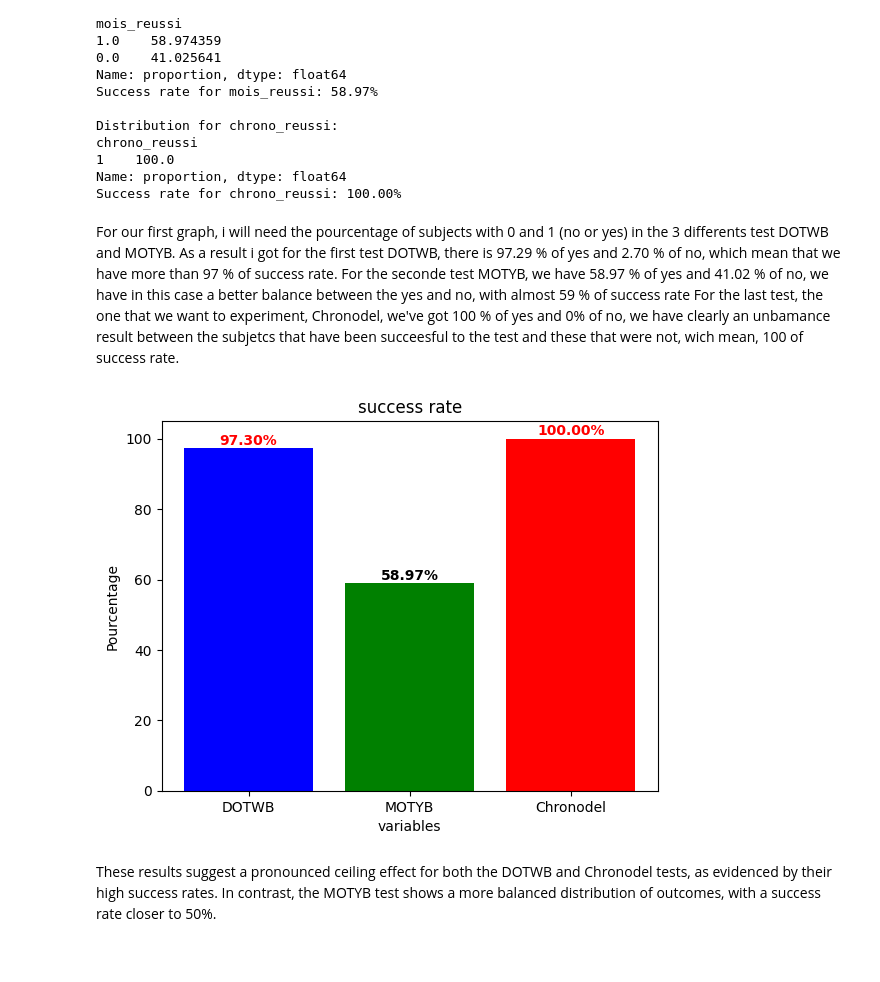
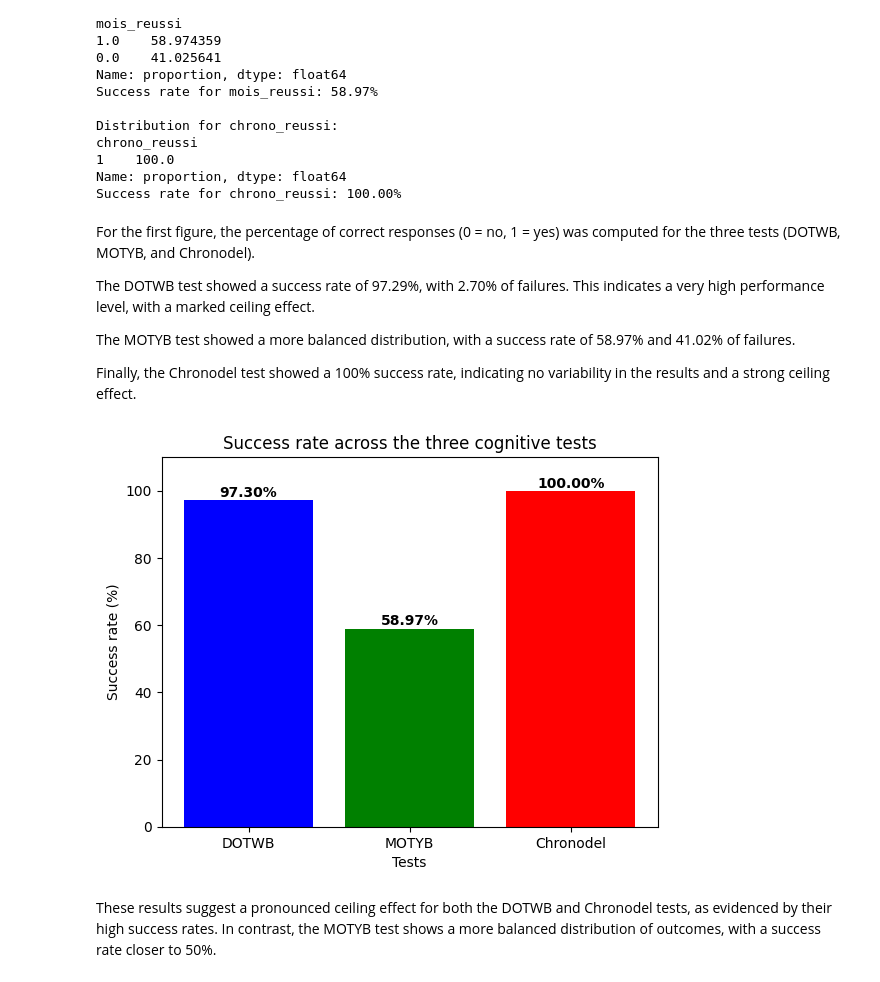
Before and after one commit to nicolasjumel/Stat-Chronodel-Rstudio-VSC-Nicolas-Jumel, a Jupyter notebook: Stat Chronodel VSC.ipynb, the cells around one changed output. Cells and saved outputs as stored; diff of their text form; code cells hidden in the pictures.

```diff
--- a/Stat Chronodel VSC.ipynb
+++ b/Stat Chronodel VSC.ipynb
@@ -60,28 +60,39 @@ chrono_reussi
 Name: proportion, dtype: float64
 Success rate for chrono_reussi: 100.00%
 # %% [markdown]
-For our first graph, i will need the pourcentage of subjects with 0 and 1 (no or yes) in the 3 differents test DOTWB and MOTYB.
-As a result i got for the first test DOTWB, there is 97.29 % of yes and 2.70 % of no, which mean that we have more than 97 % of success rate.
-For the seconde test MOTYB, we have 58.97 % of yes and 41.02 % of no, we have in this case a better balance between the yes and no, with almost 59 % of success rate
-For the last test, the one that we want to experiment, Chronodel, we've got 100 %  of yes and 0% of no, we have clearly an unbamance result between the subjetcs that have been succeesful to the test and these that were not, wich mean, 100 of success rate.
+For the first figure, the percentage of correct responses (0 = no, 1 = yes) was computed for the three tests (DOTWB, MOTYB, and Chronodel).
+
+The DOTWB test showed a success rate of 97.29%, with 2.70% of failures. This indicates a very high performance level, with a marked ceiling effect.
+
+The MOTYB test showed a more balanced distribution, with a success rate of 58.97% and 41.02% of failures.
+
+Finally, the Chronodel test showed a 100% success rate, indicating no variability in the results and a strong ceiling effect.
 # %%
 import matplotlib.pyplot as plt
 
 labels = ["DOTWB", "MOTYB", "Chronodel"]
-values = [Data["jour_reussite"].value_counts(normalize=True)[1] * 100, Data["mois_reussi"].value_counts(normalize=True)[1] * 100, Data["chrono_reussi"].value_counts(normalize=True)[1] * 100]
-color = ["blue", "green", "red"]
+
+values = [
+    Data["jour_reussite"].value_counts(normalize=True).reindex([0,1], fill_value=0)[1] * 100,
+    Data["mois_reussi"].value_counts(normalize=True).reindex([0,1], fill_value=0)[1] * 100,
+    Data["chrono_reussi"].value_counts(normalize=True).reindex([0,1], fill_value=0)[1] * 100
+]
+
+colors = ["blue", "green", "red"]
+
+plt.bar(labels, values, color=colors)
+
+plt.xlabel("Tests")
+plt.ylabel("Success rate (%)")
+plt.title("Success rate across the three cognitive tests")
+plt.ylim(0, 110)
+
 for i, v in enumerate(values):
-    if v > 95:
-        plt.text(i, v + 1, f"{v:.2f}%", ha="center", fontweight="bold", color="red")
-    else:
-        plt.text(i, v + 1, f"{v:.2f}%", ha="center", fontweight="bold")
-plt.bar(labels, values, color=color)
-plt.xlabel("variables")
-plt.ylabel("Pourcentage")
-plt.title("success rate")
+    plt.text(i, v + 1, f"{v:.2f}%", ha="center", fontweight="bold")
+
 plt.show()
 # %% [output]
-[figure, old version]
+[figure, new version]
 # %% [markdown]
 These results suggest a pronounced ceiling effect for both the DOTWB and Chronodel tests, as evidenced by their high success rates. In contrast, the MOTYB test shows a more balanced distribution of outcomes, with a success rate closer to 50%.
 # %%
```
Also changed, not shown: parts of 3 cells of this notebook.
